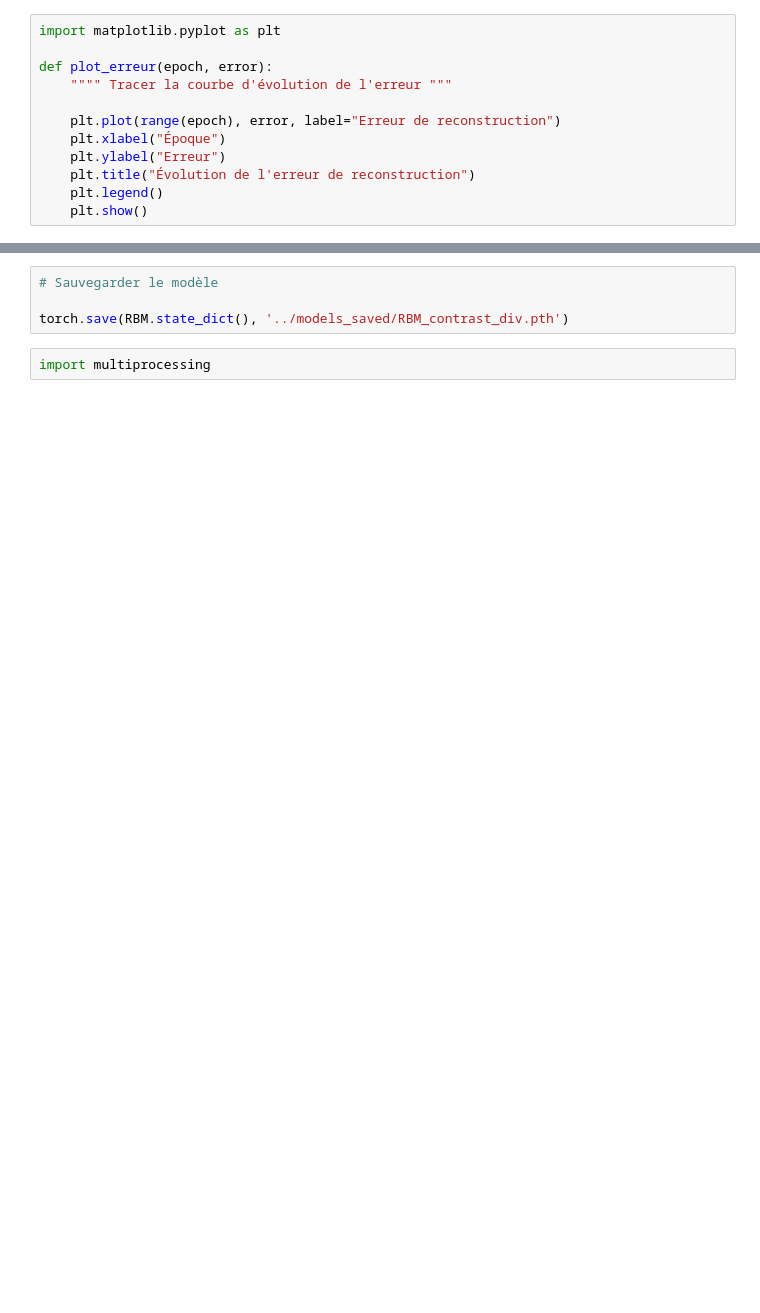
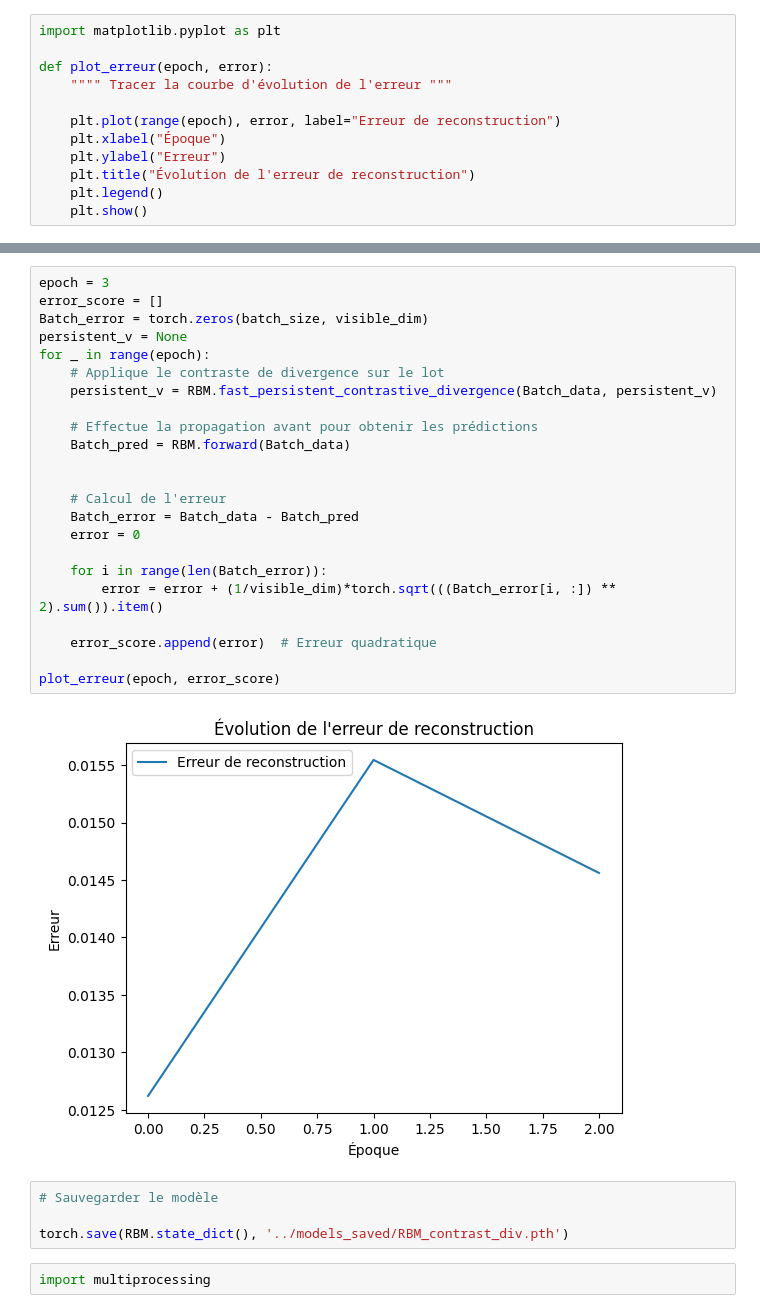
Before and after one commit to Faj1223/BLIP-RBM, a Jupyter notebook: notebooks/test_Gaussian-RBM.ipynb, the cells around one changed output, grey strips where cells are left out. Cells and saved outputs as stored; diff of their text form; blank space fills up the shorter version.

```diff
--- a/notebooks/test_Gaussian-RBM.ipynb
+++ b/notebooks/test_Gaussian-RBM.ipynb
@@ -73,3 +93,28 @@ Alors on remarque là une parallélisation contre productive.
+# %%
+epoch = 3
+error_score = []
+Batch_error = torch.zeros(batch_size, visible_dim)
+persistent_v = None
+for _ in range(epoch):
+    # Applique le contraste de divergence sur le lot
+    persistent_v = RBM.fast_persistent_contrastive_divergence(Batch_data, persistent_v)
+
+    # Effectue la propagation avant pour obtenir les prédictions
+    Batch_pred = RBM.forward(Batch_data)
+
+
+    # Calcul de l'erreur
+    Batch_error = Batch_data - Batch_pred
+    error = 0
+
+    for i in range(len(Batch_error)):
+        error = error + (1/visible_dim)*torch.sqrt(((Batch_error[i, :]) ** 2).sum()).item()
+
+    error_score.append(error)  # Erreur quadratique
+
+plot_erreur(epoch, error_score)
+# %% [output]
+[figure, added]
 # %%
 # Sauvegarder le modèle
 
```
Also changed, not shown: parts of 7 cells of this notebook, 1 other file.
